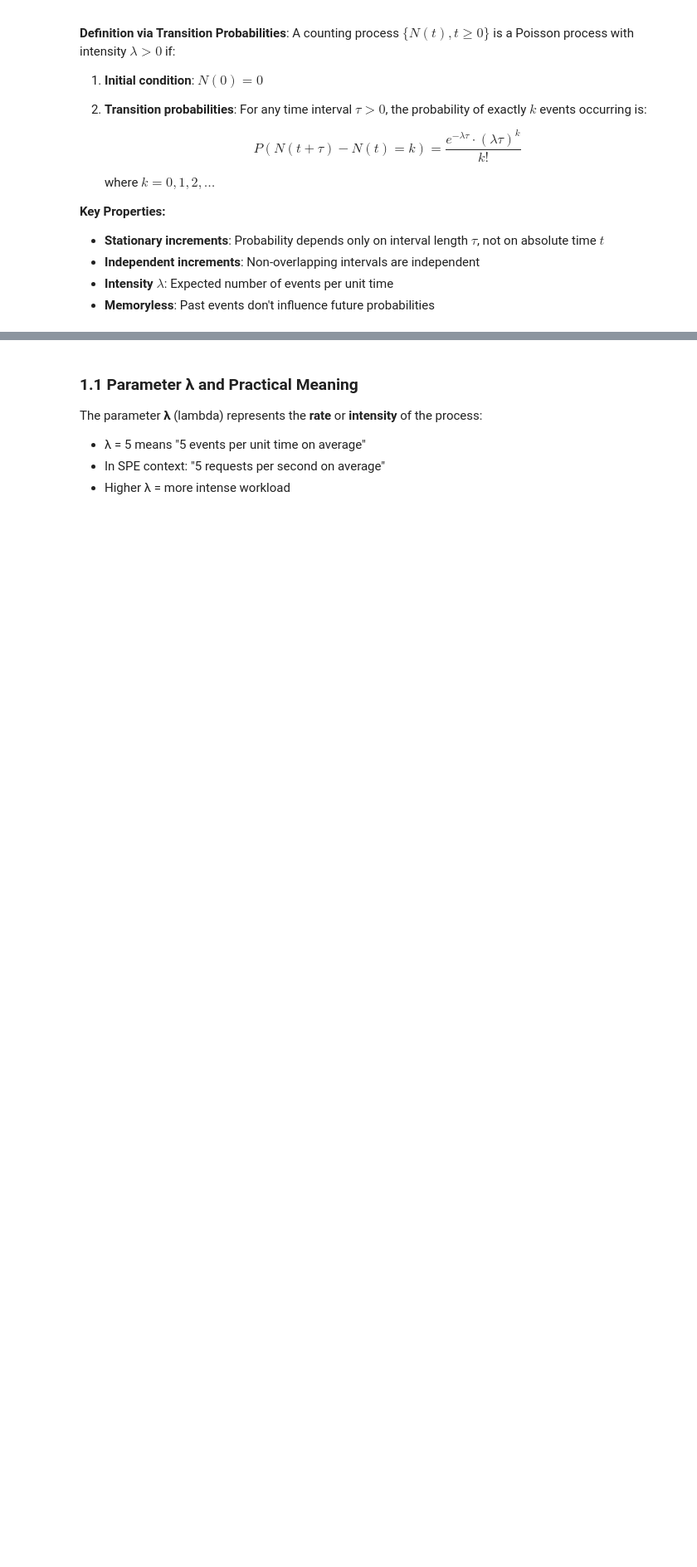
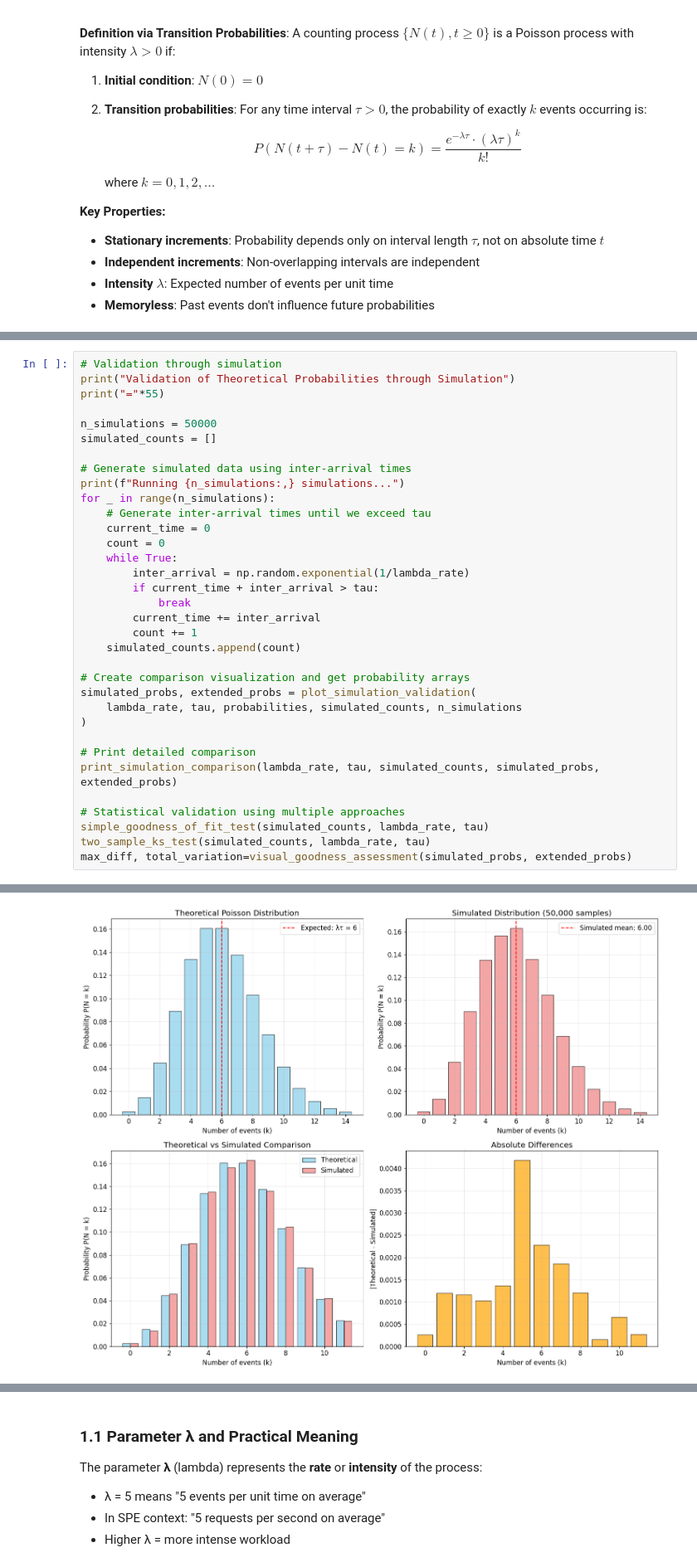
Before and after one commit to bistrulli/SPE_Application_1, a Jupyter notebook: poisson_spe_lecture.ipynb, the cells around one changed output, grey strips where cells are left out. Shown at 83% size. Saved outputs shown, nothing was run; the diff lists cells and outputs as text; blank space fills up the shorter version.

```diff
--- a/poisson_spe_lecture.ipynb
+++ b/poisson_spe_lecture.ipynb
@@ -132,3 +110,38 @@ P(k =  9) = 0.0688 (6.9%)
 P(k = 10) = 0.0413 (4.1%)
 P(k = 11) = 0.0225 (2.3%)
 P(k = 12) = 0.0113 (1.1%)
+# %%
+# Validation through simulation
+print("Validation of Theoretical Probabilities through Simulation")
+print("="*55)
+
+n_simulations = 50000
+simulated_counts = []
+
+# Generate simulated data using inter-arrival times
+print(f"Running {n_simulations:,} simulations...")
+for _ in range(n_simulations):
+    # Generate inter-arrival times until we exceed tau
+    current_time = 0
+    count = 0
+    while True:
+        inter_arrival = np.random.exponential(1/lambda_rate)
+        if current_time + inter_arrival > tau:
+            break
+        current_time += inter_arrival
+        count += 1
+    simulated_counts.append(count)
+
+# Create comparison visualization and get probability arrays
+simulated_probs, extended_probs = plot_simulation_validation(
+    lambda_rate, tau, probabilities, simulated_counts, n_simulations
+)
+
+# Print detailed comparison
+print_simulation_comparison(lambda_rate, tau, simulated_counts, simulated_probs, extended_probs)
+
+# Statistical validation using multiple approaches
+simple_goodness_of_fit_test(simulated_counts, lambda_rate, tau)
+two_sample_ks_test(simulated_counts, lambda_rate, tau)
+max_diff, total_variation=visual_goodness_assessment(simulated_probs, extended_probs)
+# %% [output]
@@ -134,0 +151 @@ P(k = 12) = 0.0113 (1.1%)
+[figure, added]
```
Also changed, not shown: parts of 7 cells of this notebook, 1 other file.
